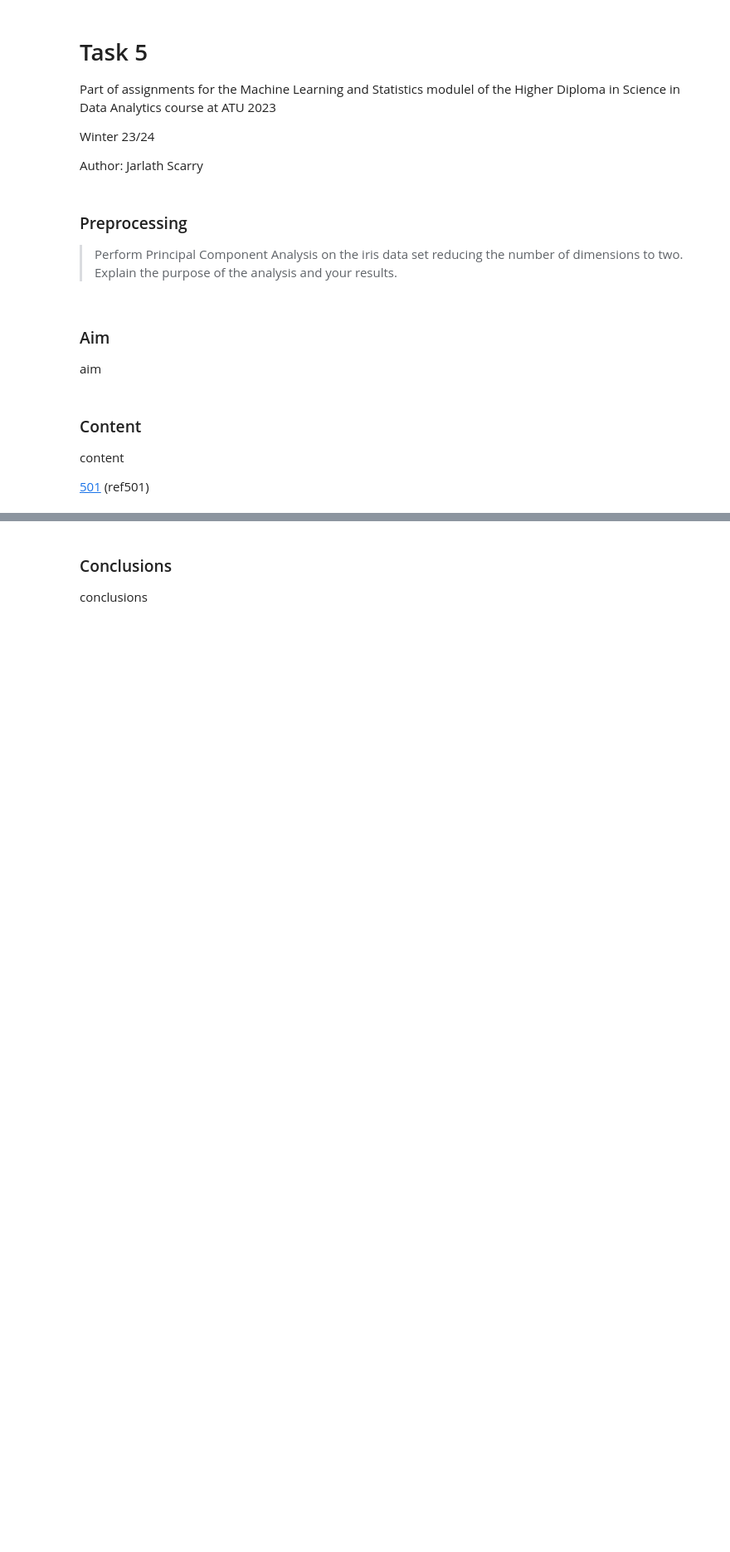
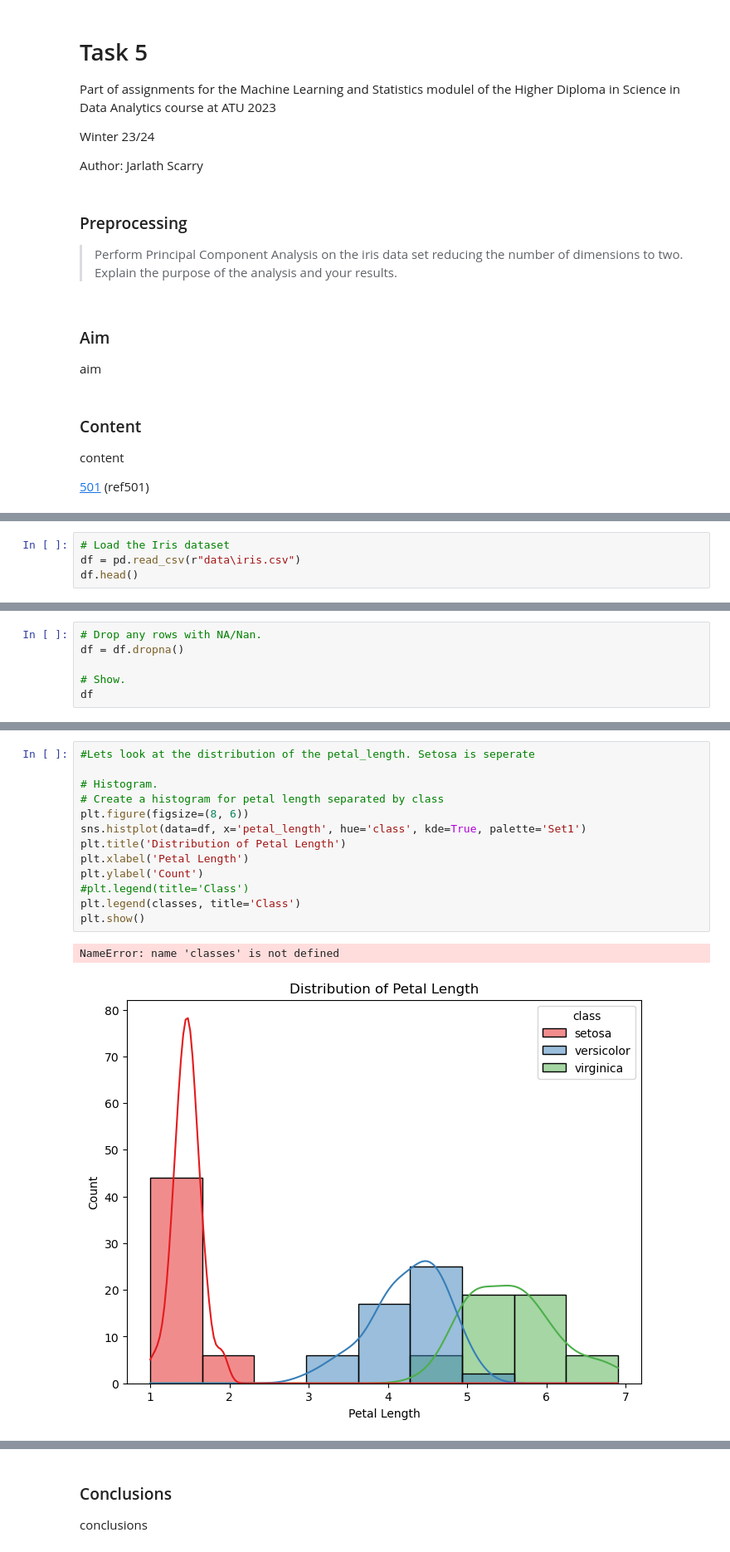
Before and after one commit to JScarry/MLAS_project, a Jupyter notebook: Tasks/task5.ipynb, the cells around one changed output, grey strips where cells are left out. Shown: that part at 83% size. Cells and saved outputs as stored; diff of their text form; blank space fills up the shorter version.

```diff
--- a/Tasks/task5.ipynb
+++ b/Tasks/task5.ipynb
@@ -26,0 +51,4 @@ content
+# %%
+# Load the Iris dataset
+df = pd.read_csv(r"data\iris.csv")
+df.head()
@@ -26,0 +62,6 @@ content
+# %%
+# Drop any rows with NA/Nan.
+df = df.dropna()
+
+# Show.
+df
@@ -26,0 +146,16 @@ content
+# %%
+#Lets look at the distribution of the petal_length. Setosa is seperate
+
+# Histogram.
+# Create a histogram for petal length separated by class
+plt.figure(figsize=(8, 6))
+sns.histplot(data=df, x='petal_length', hue='class', kde=True, palette='Set1')
+plt.title('Distribution of Petal Length')
+plt.xlabel('Petal Length')
+plt.ylabel('Count')
+#plt.legend(title='Class')
+plt.legend(classes, title='Class')
+plt.show()
+# %% [output]
+NameError: name 'classes' is not defined
+[figure, added]
```
Also changed, not shown: parts of 14 cells of this notebook, 9 other files.
